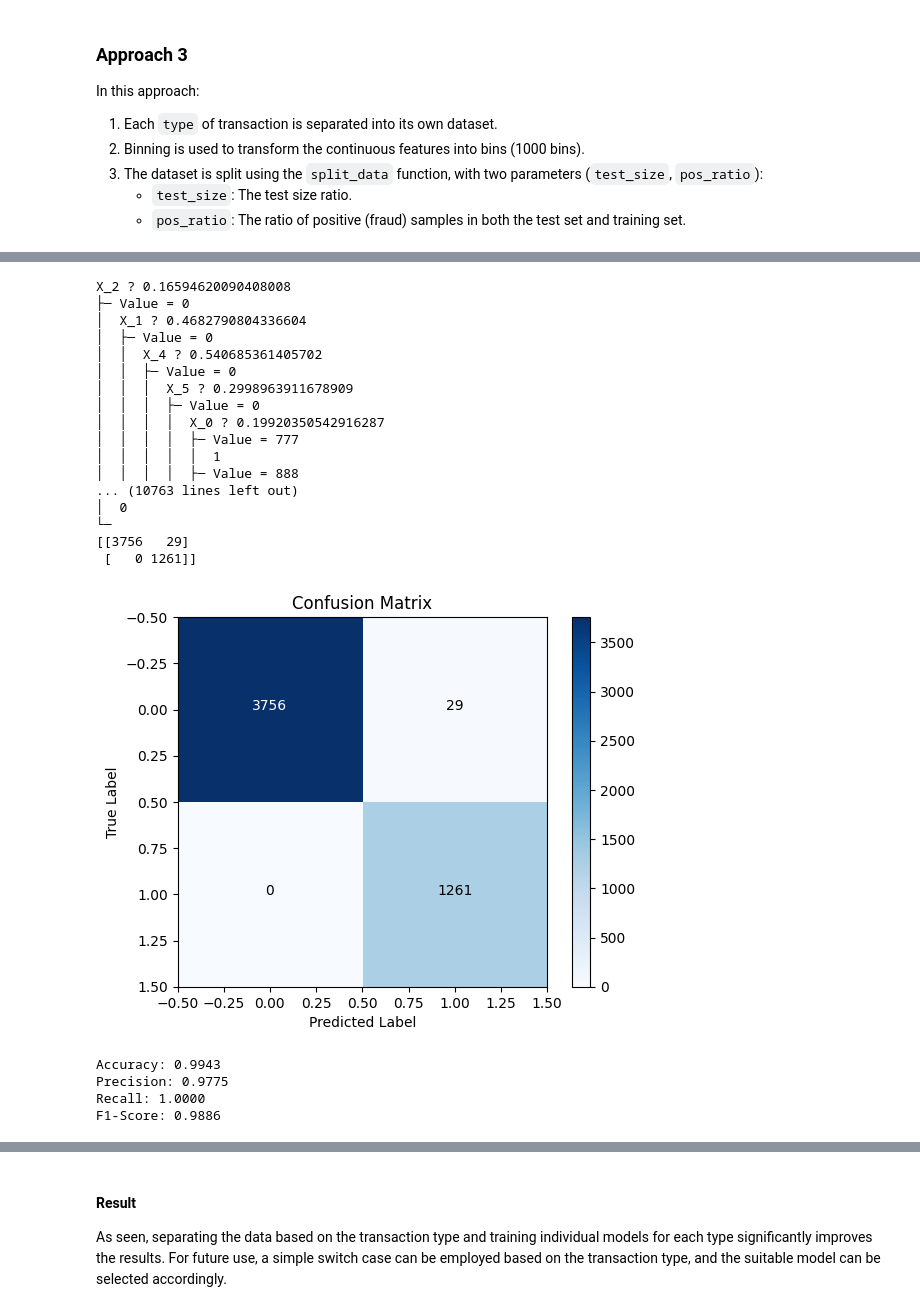
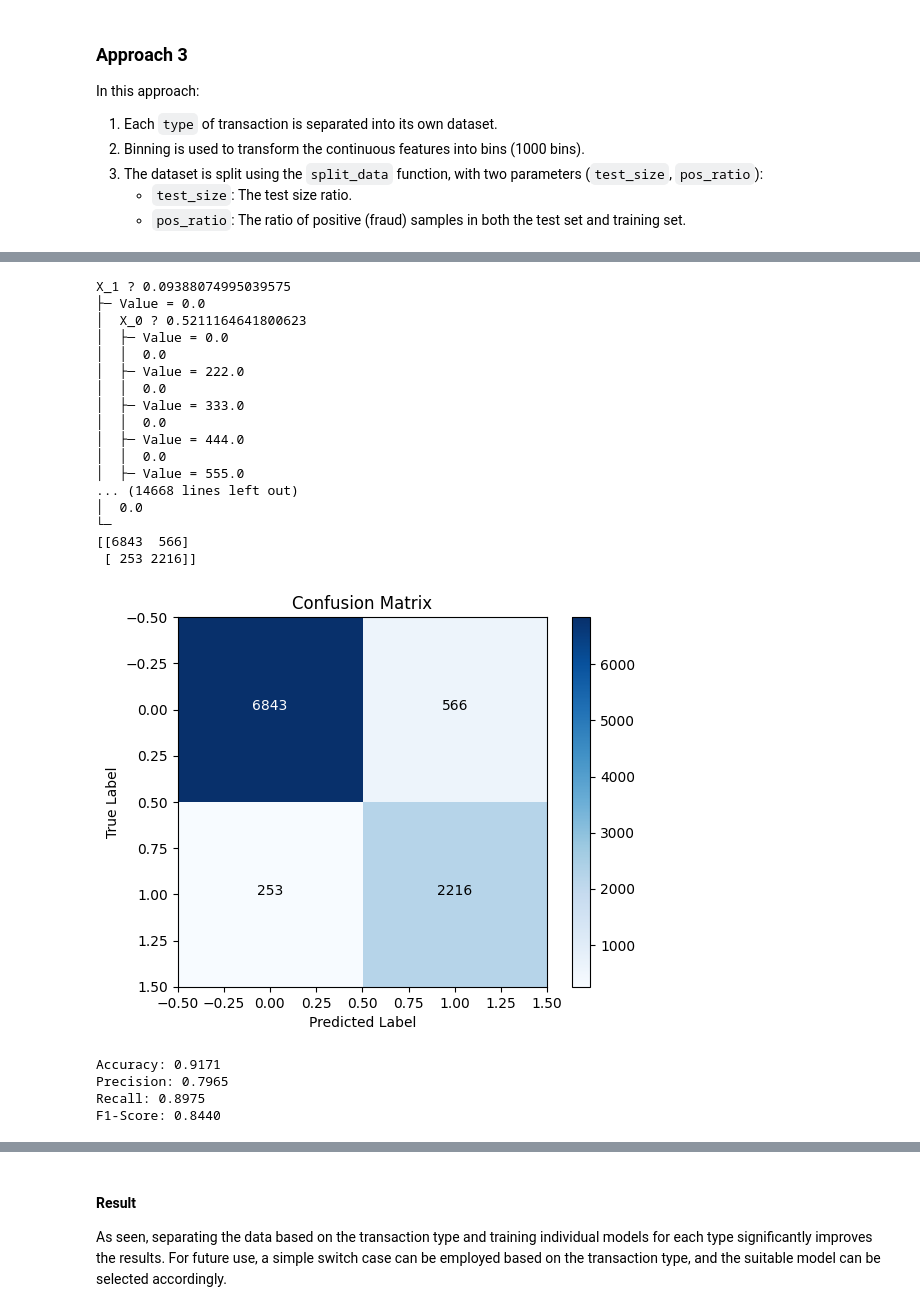
Before and after one commit to Arshiagosh/Online-Fraud-Transaction-Detection, a Jupyter notebook: main.ipynb, the cells around one changed output, grey strips where cells are left out. Saved outputs shown, nothing was run; the diff lists cells and outputs as text; code cells hidden in the pictures.

```diff
--- a/main.ipynb
+++ b/main.ipynb
@@ -155,7 +155,7 @@ def equal_width_binning(df, n_bins=100, column_to_ignore=None):
       max_val = df[column].max()
       width = (max_val - min_val) / n_bins
       bins = [min_val + i * width for i in range(n_bins + 1)]
-      df[column] = pd.cut(df[column], bins=bins, labels=False, include_lowest=True)
+      df[column] = pd.cut(df[column], bins=bins, labels=False, include_lowest=True, duplicates='drop')
 
   return df
 # %% [markdown]
@@ -488,34 +534,34 @@ F1-Score: 0.9585
 # %%
-df_payment = seperate_on_type(df, 'CASH_IN')
+df_payment = seperate_on_type(df, 'PAYMENT')
 df_payment = equal_width_binning(df_payment, n_bins=1000, column_to_ignore=['isFraud'])
 X_train, X_test, y_train, y_test = split_data(df_payment, test_size=0.25, pos_ratio=0.25)
-classifier = DecisionTree(min_samples_split=2, max_depth=10)
+classifier = DecisionTree(min_samples_split=2, max_depth=10, mode='entropy')
 classifier.fit(X_train.values,y_train.values.reshape(-1,1))
 classifier.print_tree()
 y_pred = classifier.predict(X_test.values)
 y_pred = [0 if x is None else x for x in y_pred]
 print_eval(y_pred, y_test)
 # %% [output]
-X_2 ? 0.16594620090408008
-├─ Value = 0
-│  X_1 ? 0.4682790804336604
-│  ├─ Value = 0
-│  │  X_4 ? 0.540685361405702
-│  │  ├─ Value = 0
-│  │  │  X_5 ? 0.2998963911678909
-│  │  │  ├─ Value = 0
-│  │  │  │  X_0 ? 0.19920350542916287
-│  │  │  │  ├─ Value = 777
-│  │  │  │  │  1
-│  │  │  │  ├─ Value = 888
-... (10763 lines left out)
-│  0
+X_1 ? 0.09388074995039575
+├─ Value = 0.0
+│  X_0 ? 0.5211164641800623
+│  ├─ Value = 0.0
+│  │  0.0
+│  ├─ Value = 222.0
+│  │  0.0
+│  ├─ Value = 333.0
+│  │  0.0
+│  ├─ Value = 444.0
+│  │  0.0
+│  ├─ Value = 555.0
+... (14668 lines left out)
+│  0.0
 └─
-[[3756   29]
- [   0 1261]]
+[[6843  566]
+ [ 253 2216]]
-[figure, old version]
+[figure, new version]
-Accuracy: 0.9943
-Precision: 0.9775
-Recall: 1.0000
-F1-Score: 0.9886
+Accuracy: 0.9171
+Precision: 0.7965
+Recall: 0.8975
+F1-Score: 0.8440
 # %%
```
Also changed, not shown: parts of 24 cells of this notebook.
